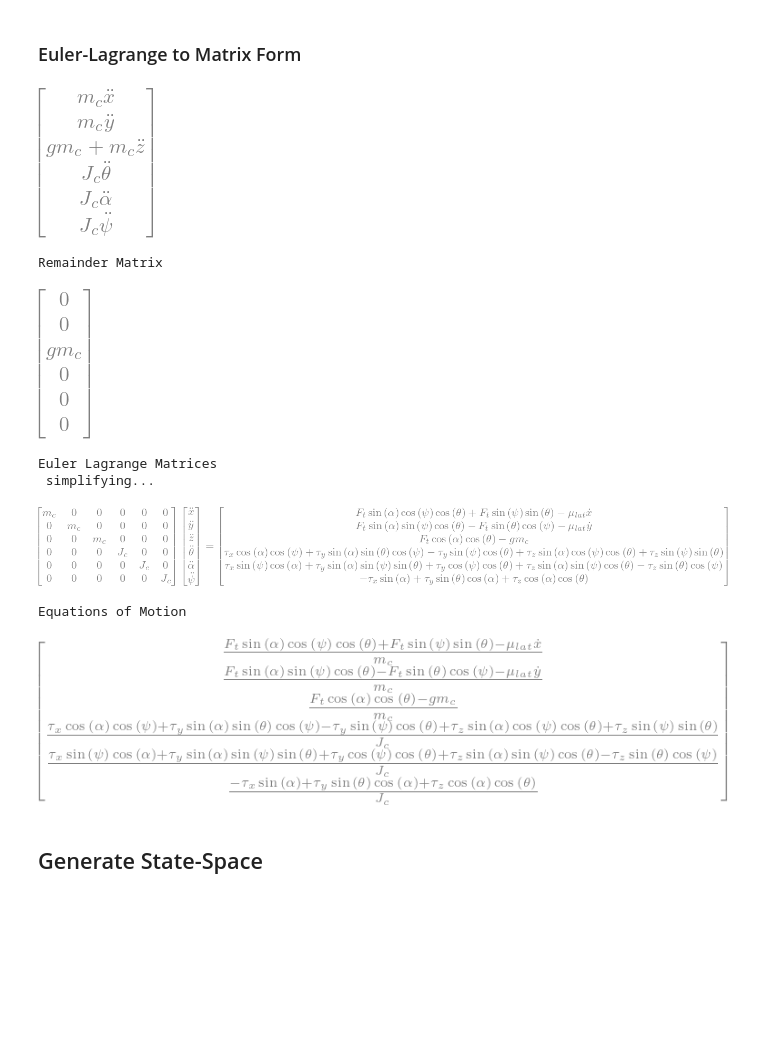
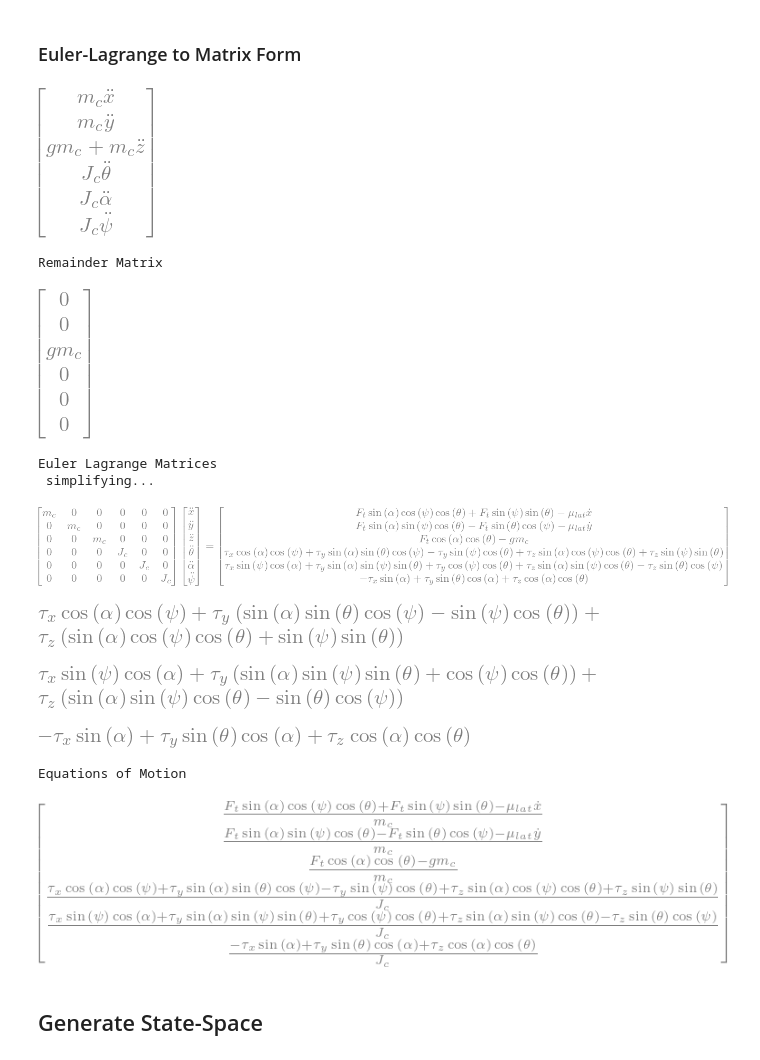
Before and after one commit to WillUoC/Controls-Final, a Jupyter notebook: Drone/derivations/scratch.ipynb, the cells around one changed output. Cells and saved outputs as stored; diff of their text form; code cells hidden in the pictures; blank space fills up the shorter version.

```diff
--- a/Drone/derivations/scratch.ipynb
+++ b/Drone/derivations/scratch.ipynb
@@ -273,35 +273,41 @@ for ind, i in enumerate(EL_lhs.expand()):
 
 
 
 LHS = sym.ImmutableDenseMatrix(EL_lhs - remainder_matrix).cancel()
 RHS = sym.ImmutableDenseMatrix(input_matrix - damping_matrix*qdot - remainder_matrix).subs({temp: 0}).cancel()
 
 print("Remainder Matrix")
 display(remainder_matrix.subs({temp: 0}))
 
 print("Euler Lagrange Matrices")
 euler_lagrange = sym.Eq(sym.MatMul(M_matrix, qddot, evaluate=False), RHS)
 
 print(" simplifying...")
 display(sym.simplify(euler_lagrange))
 
 M_matrix = sym.ImmutableDenseMatrix(M_matrix)
 M_matrix = sym.MutableDenseMatrix(M_matrix.cancel())
 RHS = sym.MutableDenseMatrix(RHS.cancel())
 
+display(RHS[3].collect([tau_x, tau_y, tau_z]))
+display(RHS[4].collect([tau_x, tau_y, tau_z]))
+display(RHS[5].collect([tau_x, tau_y, tau_z]))
 
 print("Equations of Motion")
 eqns = M_matrix.inv()@RHS
 display(eqns)
 # %% [output]
 [figure]
 Remainder Matrix
 [figure]
 Euler Lagrange Matrices
  simplifying...
 [figure]
+[figure, new version]
+[figure, added]
+[figure, added]
 Equations of Motion
-[figure, old version]
+[figure, added]
 # %% [markdown]
 ## Generate State-Space
 # %% [markdown]
```
Also changed, not shown: parts of 1 cell of this notebook, 6 other files.
